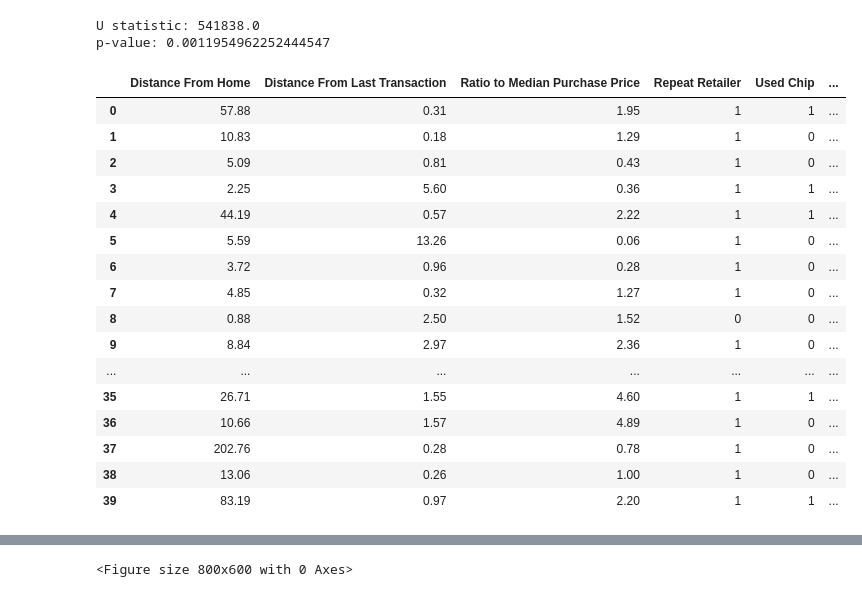
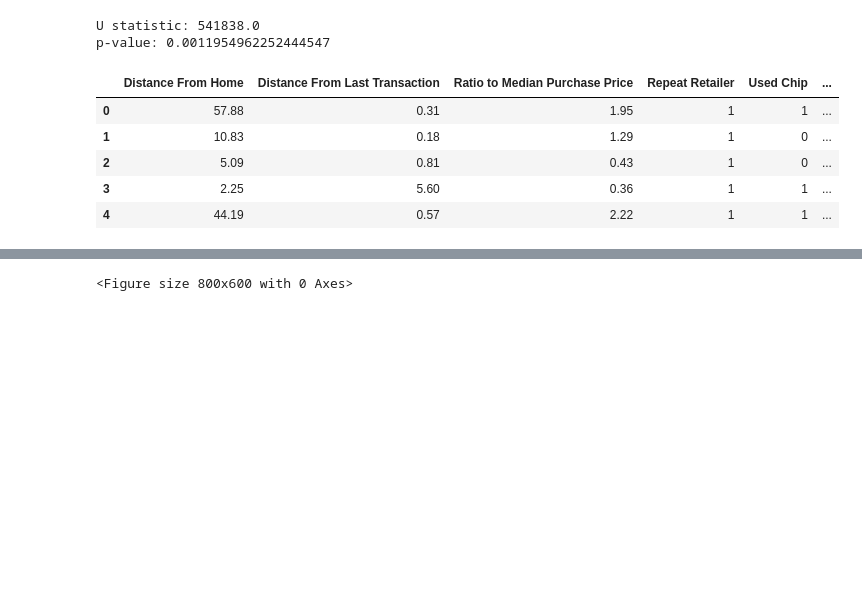
Before and after one commit to killerpennywise/project-1, a Jupyter notebook: main/distance_data.ipynb, the cells around one changed output, grey strips where cells are left out. Saved outputs shown, nothing was run; the diff lists cells and outputs as text; code cells hidden in the pictures; blank space fills up the shorter version.

```diff
--- a/main/distance_data.ipynb
+++ b/main/distance_data.ipynb
@@ -191,22 +240,11 @@ df['Distance From Home'].replace(0, 1e-10, inplace=True)
 df['Distance Ratio'] = df['Distance From Last Transaction'] / df['Distance From Home']
 # %%
 #display dataframe
-df.head(40)
+df.head()
 # %% [output]
 |  | Distance From Home | Distance From Last Transaction | Ratio to Median Purchase Price | Repeat Retailer | Used Chip | ... |
 | 0 | 57.88 | 0.31 | 1.95 | 1 | 1 | ... |
 | 1 | 10.83 | 0.18 | 1.29 | 1 | 0 | ... |
 | 2 | 5.09 | 0.81 | 0.43 | 1 | 0 | ... |
 | 3 | 2.25 | 5.60 | 0.36 | 1 | 1 | ... |
 | 4 | 44.19 | 0.57 | 2.22 | 1 | 1 | ... |
-| 5 | 5.59 | 13.26 | 0.06 | 1 | 0 | ... |
-| 6 | 3.72 | 0.96 | 0.28 | 1 | 0 | ... |
-| 7 | 4.85 | 0.32 | 1.27 | 1 | 0 | ... |
-| 8 | 0.88 | 2.50 | 1.52 | 0 | 0 | ... |
-| 9 | 8.84 | 2.97 | 2.36 | 1 | 0 | ... |
-| ... | ... | ... | ... | ... | ... | ... |
-| 35 | 26.71 | 1.55 | 4.60 | 1 | 1 | ... |
-| 36 | 10.66 | 1.57 | 4.89 | 1 | 0 | ... |
-| 37 | 202.76 | 0.28 | 0.78 | 1 | 0 | ... |
-| 38 | 13.06 | 0.26 | 1.00 | 1 | 0 | ... |
-| 39 | 83.19 | 0.97 | 2.20 | 1 | 1 | ... |
```
Also changed, not shown: parts of 14 cells of this notebook.
